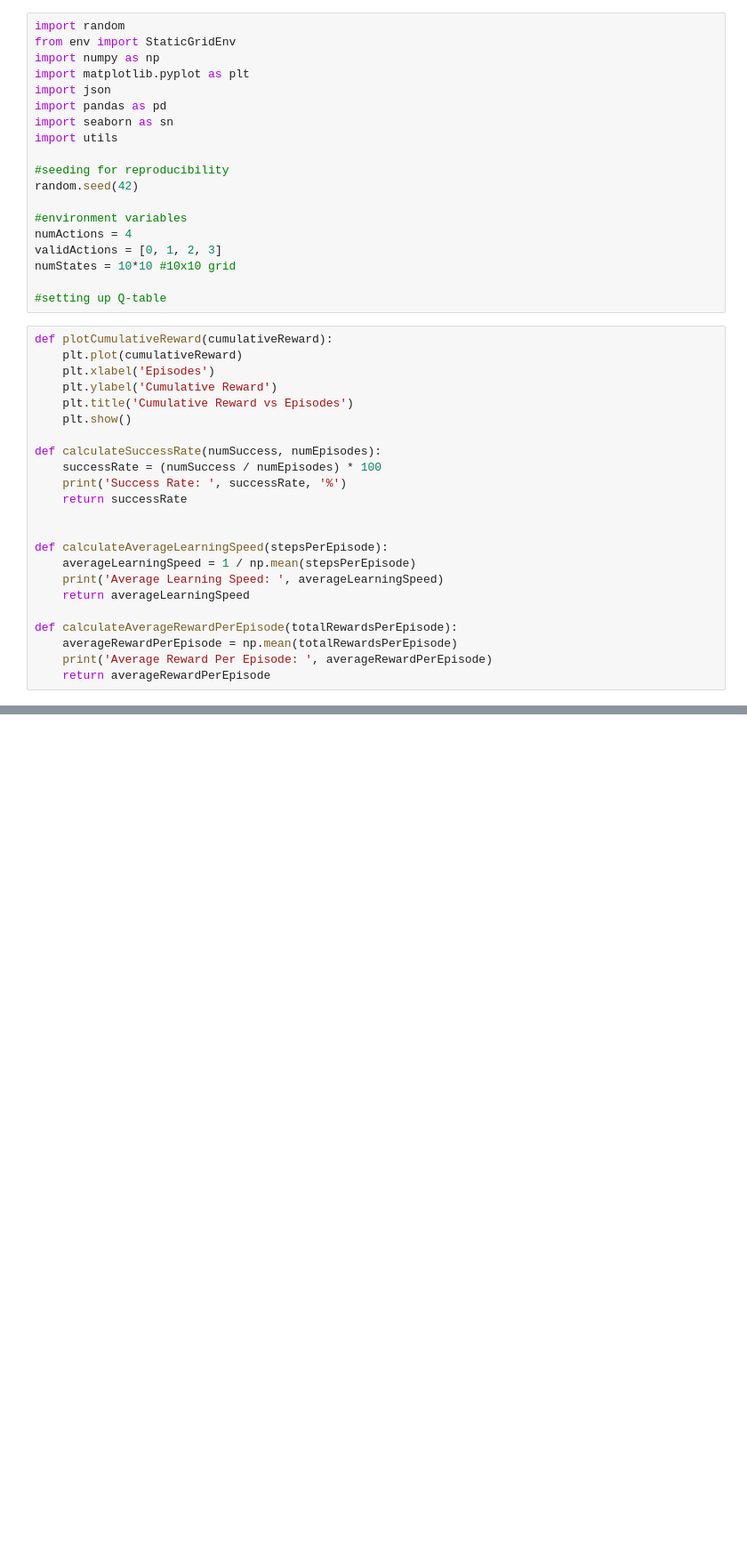
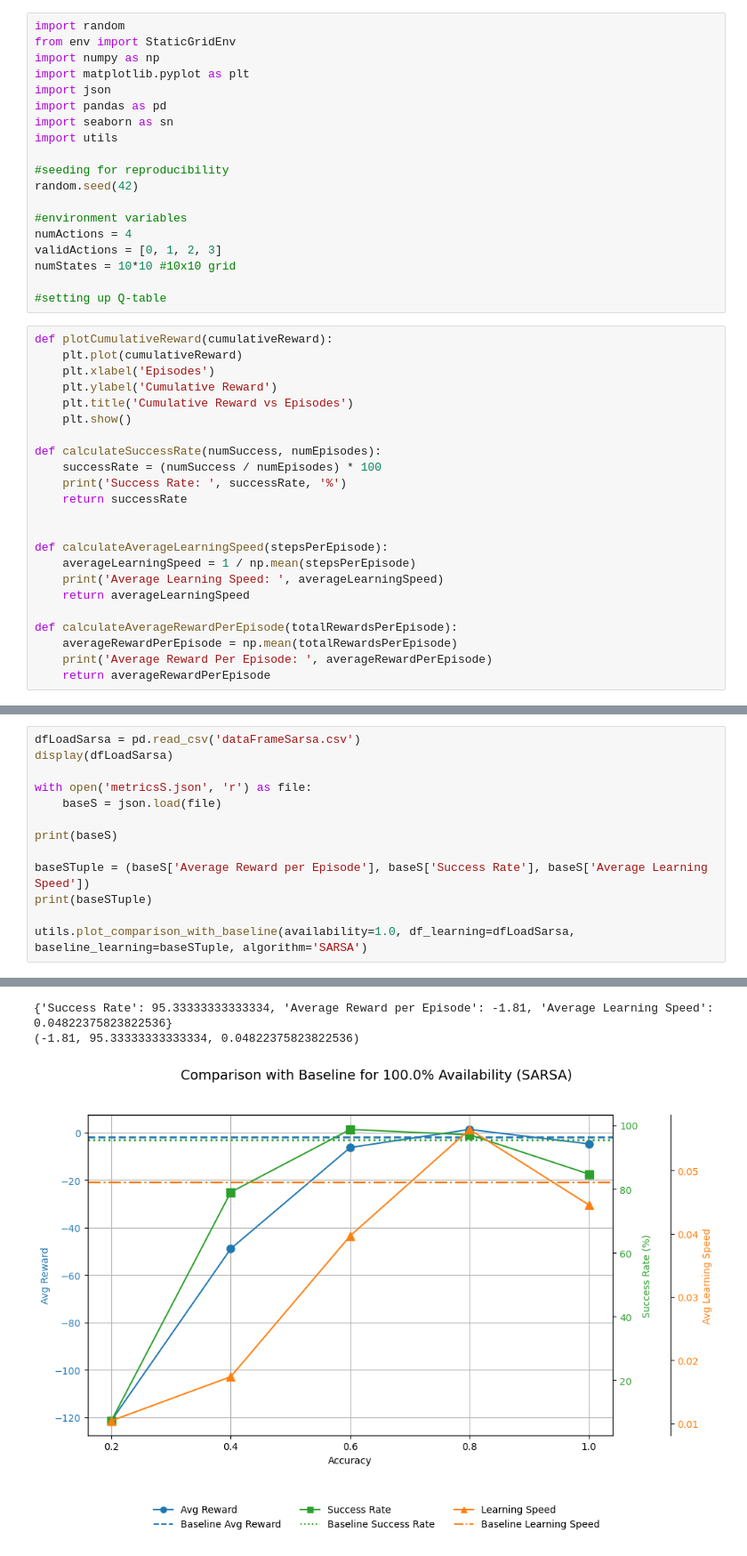
Before and after one commit to namtran3103/UNSWAI2, a Jupyter notebook: assignment2.ipynb, the cells around one changed output, grey strips where cells are left out. Shown at 89% size. Drawn from its saved outputs; the diff is of its cells as text; blank space fills up the shorter version.

Commit message:
Vorläufig done, checke SARSA, KONTROLLE ALLES

```diff
--- a/assignment2.ipynb
+++ b/assignment2.ipynb
@@ -494,0 +651,14 @@ utils.plot_comparison_with_baseline(availability=1.0, df_learning=dfLoadQ, basel
+# %%
+dfLoadSarsa = pd.read_csv('dataFrameSarsa.csv')
+display(dfLoadSarsa)
+
+with open('metricsS.json', 'r') as file:
+    baseS = json.load(file)
+
+print(baseS)
+
+baseSTuple = (baseS['Average Reward per Episode'], baseS['Success Rate'], baseS['Average Learning Speed'])
+print(baseSTuple)
+
+utils.plot_comparison_with_baseline(availability=1.0, df_learning=dfLoadSarsa, baseline_learning=baseSTuple, algorithm='SARSA')
+# %% [output]
@@ -494,0 +682,3 @@ utils.plot_comparison_with_baseline(availability=1.0, df_learning=dfLoadQ, basel
+{'Success Rate': 95.33333333333334, 'Average Reward per Episode': -1.81, 'Average Learning Speed': 0.04822375823822536}
+(-1.81, 95.33333333333334, 0.04822375823822536)
+[figure, added]
```
Also changed, not shown: parts of 7 cells of this notebook, 4 other files.
